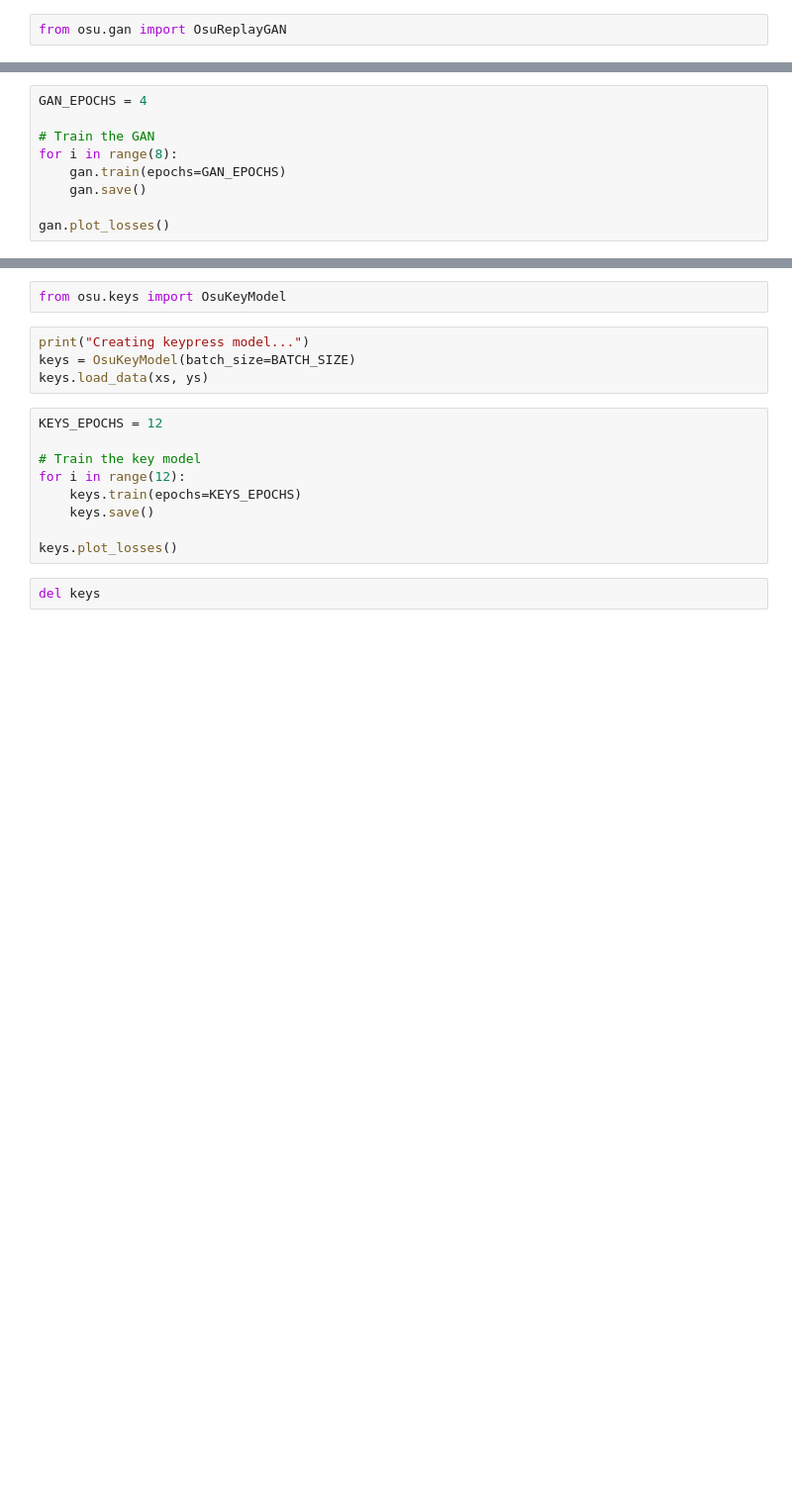
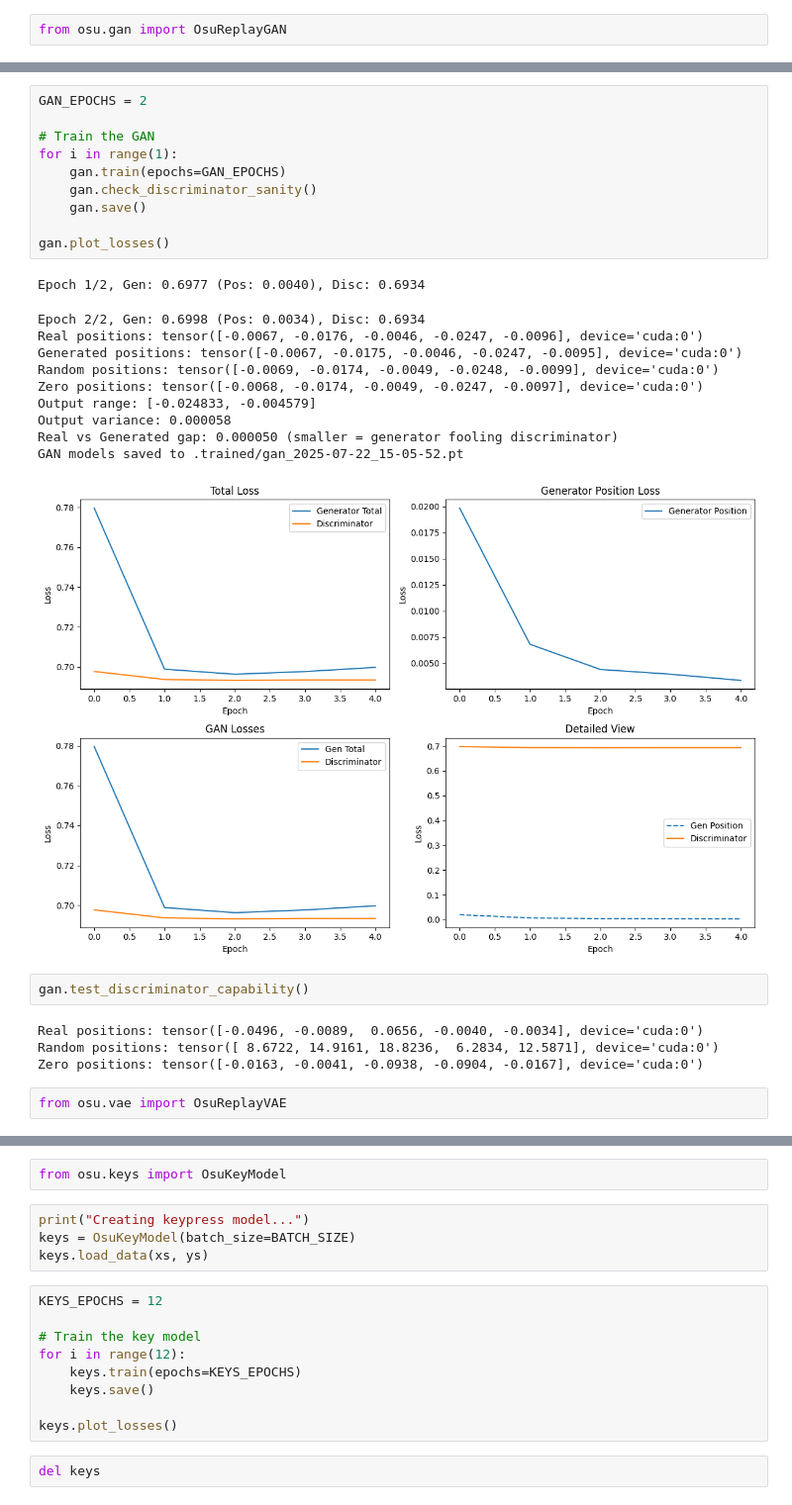
Before and after one commit to niooii/osu, a Jupyter notebook: train.ipynb, the cells around one changed output, grey strips where cells are left out. Shown: that part at 99% size. Saved outputs shown, nothing was run; the diff lists cells and outputs as text; blank space fills up the shorter version.

```diff
--- a/train.ipynb
+++ b/train.ipynb
@@ -121,9 +159,30 @@ gan.load_data(xs, ys)
 # %%
-GAN_EPOCHS = 4
+GAN_EPOCHS = 2
 
 # Train the GAN
-for i in range(8):
+for i in range(1):
     gan.train(epochs=GAN_EPOCHS)
+    gan.check_discriminator_sanity()
     gan.save()
 
 gan.plot_losses()
+# %% [output]
+Epoch 1/2, Gen: 0.6977 (Pos: 0.0040), Disc: 0.6934
+Epoch 2/2, Gen: 0.6998 (Pos: 0.0034), Disc: 0.6934
+Real positions: tensor([-0.0067, -0.0176, -0.0046, -0.0247, -0.0096], device='cuda:0')
+Generated positions: tensor([-0.0067, -0.0175, -0.0046, -0.0247, -0.0095], device='cuda:0')
+Random positions: tensor([-0.0069, -0.0174, -0.0049, -0.0248, -0.0099], device='cuda:0')
+Zero positions: tensor([-0.0068, -0.0174, -0.0049, -0.0247, -0.0097], device='cuda:0')
+Output range: [-0.024833, -0.004579]
+Output variance: 0.000058
+Real vs Generated gap: 0.000050 (smaller = generator fooling discriminator)
+GAN models saved to .trained/gan_2025-07-22_15-05-52.pt
+[figure, added]
+# %%
+gan.test_discriminator_capability()
+# %% [output]
+Real positions: tensor([-0.0496, -0.0089,  0.0656, -0.0040, -0.0034], device='cuda:0')
+Random positions: tensor([ 8.6722, 14.9161, 18.8236,  6.2834, 12.5871], device='cuda:0')
+Zero positions: tensor([-0.0163, -0.0041, -0.0938, -0.0904, -0.0167], device='cuda:0')
+# %%
+from osu.vae import OsuReplayVAE
```
Also changed, not shown: parts of 14 cells of this notebook, 12 other files.
